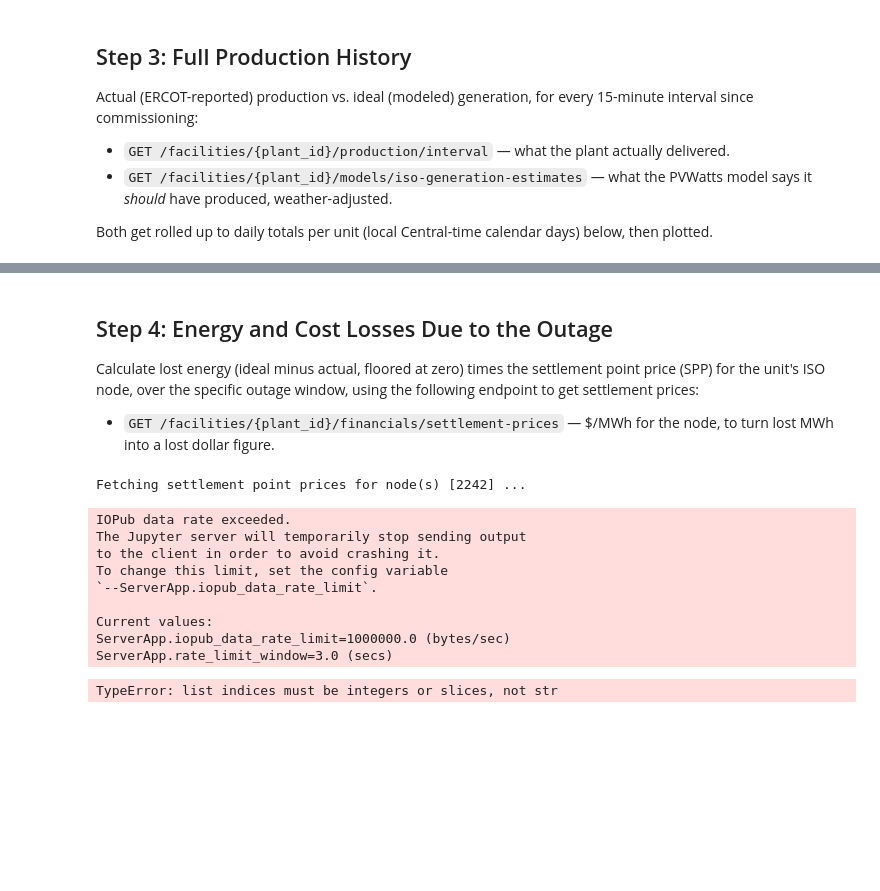
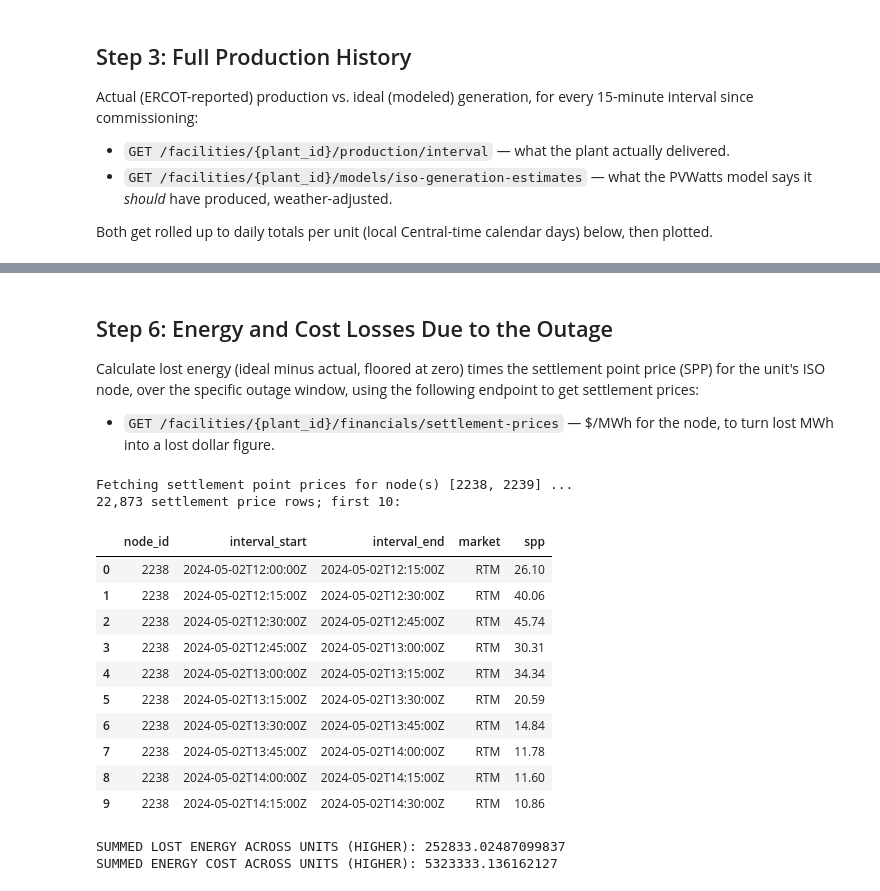
Before and after one commit to energystream-io/energystream-tutorials, a Jupyter notebook: anson-analysis/anson-analysis.ipynb, the cells around one changed output, grey strips where cells are left out. Cells and saved outputs as stored; diff of their text form; code cells hidden in the pictures; blank space fills up the shorter version.

Commit message:
cleaned up the Anson analysis for usage in the energystream tutorial

```diff
--- a/anson-analysis/anson-analysis.ipynb
+++ b/anson-analysis/anson-analysis.ipynb
@@ -126,19 +113,21 @@ Pull the plant metadata via the following endpoints:
 print("Fetching ISO unit(s) for plant", PLANT_ID, "...")
 iso_plant_rows = call(f"/facilities/{PLANT_ID}/iso-plant")["rows"]
 iso_plants = pd.DataFrame(iso_plant_rows)
-print(iso_plants[["iso_id", "unit_code", "iso", "installed_capacity_mw"]])
+display(iso_plants[["iso_id", "unit_code", "iso", "installed_capacity_mw"]])
 
 # node_id values for financials/settlement-prices are available via
 # /facilities/{plant_id}/iso-node-relationships.
 print("\nFetching ISO node relationship(s) ...")
 node_rows = call(f"/facilities/{PLANT_ID}/iso-node-relationships")["rows"]
 node_relations = pd.DataFrame(node_rows)
-print(node_relations[["iso_id", "resource_node"]])
+display(node_relations[["node_id", "iso_id", "resource_node"]])
 
 unit_codes = iso_plants["unit_code"].dropna().unique().tolist()
-node_id = node_relations["iso_id"].dropna().unique()[0]
+node_ids = node_relations["node_id"].dropna().unique().tolist()
+node_id = node_ids[0]
 # Commissioning date, so the full-history pulls below don't start earlier
 # than the plant has ever had data.
 generators = pd.DataFrame(call(f"/facilities/{PLANT_ID}/generators")["rows"])
+history_date = pd.to_datetime(generators['operating_year_month'].min()).tz_localize("UTC")
 # %% [output]
 Fetching ISO unit(s) for plant 11724 ...
@@ -204,23 +189,23 @@ Actual (ERCOT-reported) production vs. ideal (modeled) generation, for every
 Both get rolled up to daily totals per unit (local Central-time calendar
 days) below, then plotted.
 # %%
-print(f"\nFetching actual production from {history_start.date()} to {current_date.date()} ...")
+print(f"\nFetching actual production from {history_date.date()} to {current_date.date()} ...")
 actual_rows = fetch_all_rows(
-    f"/facilities/{PLANT_ID}/production/interval", {}, history_start, current_date
+    f"/facilities/{PLANT_ID}/production/interval", {}, history_date, current_date
 )
 actual = pd.DataFrame(actual_rows)
 actual["timestamp_utc"] = pd.to_datetime(actual["timestamp_utc"], utc=True)
 
-print(actual.head())
+display(actual.head())
 
 print("Fetching modeled (PVWatts ISO-calibrated) generation for the same range ...")
 ideal_rows = fetch_all_rows(
-    f"/facilities/{PLANT_ID}/models/iso-generation-estimates", {}, history_start, current_date
+    f"/facilities/{PLANT_ID}/models/iso-generation-estimates", {}, history_date, current_date
 )
 ideal = pd.DataFrame(ideal_rows)
 ideal["timestamp_utc"] = pd.to_datetime(ideal["timestamp_utc"], utc=True)
 
-print(ideal.head())
+display(ideal.head())
 
 actual_daily_by_unit = to_daily_by_unit(actual.merge(iso_plants[["iso_id", "unit_code"]], on="iso_id"))
 ideal_daily_by_unit = to_daily_by_unit(ideal)
@@ -375,5 +318,5 @@ May 2 - Dec 31 production by year:
 # %% [markdown]
-## Step 4: Energy and Cost Losses Due to the Outage
+## Step 6: Energy and Cost Losses Due to the Outage
 
 Calculate lost energy (ideal minus actual, floored at zero) times the settlement point
 price (SPP) for the unit's ISO node, over the specific outage window, using the following endpoint to get settlement prices:
@@ -382,46 +325,55 @@ price (SPP) for the unit's ISO node, over the specific outage window, using the
   the node, to turn lost MWh into a lost dollar figure.
 # %%
 ideal_window = ideal[
-        (ideal["timestamp_utc"] >= hail_damage_date.tz_localize("UTC")) & (ideal["timestamp_utc"] <= outage_end.tz_localize("UTC"))
+        (ideal["timestamp_utc"] >= hail_damage_date) & (ideal["timestamp_utc"] <= outage_end)
     ].copy()
 
+actual_window = actual[
+        (actual["timestamp_utc"] >= hail_damage_date) & (actual["timestamp_utc"] <= outage_end)
+    ].copy()
 actual_window = actual_window.rename(columns={"ac_energy_mwh": "actual_energy_mwh"})
 
 combo_prod = pd.merge(
-        ideal_window, actual_window[["timestamp_utc", "unit_code", "actual_energy_mwh"]],
-        on=["timestamp_utc"], how="left",
+        ideal_window, actual_window[["timestamp_utc", "iso_id", "actual_energy_mwh"]],
+        on=["timestamp_utc", "iso_id"], how="left",
     )
+
 combo_prod["lost_energy_mwh"] = (
         combo_prod["ac_energy_mwh"] - combo_prod["actual_energy_mwh"]
     ).clip(lower=0)
 
 print(f"Fetching settlement point prices for node(s) {node_ids} ...")
-spp = fetch_all_rows(
+spp = pd.DataFrame(fetch_all_rows(
             f"/facilities/{PLANT_ID}/financials/settlement-prices",
             {"node_id": node_id}, hail_damage_date, outage_end,
-        )
+        ))
 
-print(spp)
+print(f"{len(spp):,} settlement price rows; first 10:")
+display(spp.head(10))
 spp["interval_start"] = pd.to_datetime(spp["interval_start"], utc=True)
 cost_generation_estimates = pd.merge(
             combo_prod, spp, left_on="timestamp_utc", right_on="interval_start", how="left"
         )
 cost_generation_estimates["spp"] = cost_generation_estimates["spp"].ffill()
 cost_generation_estimates["lost_energy_cost"] = (
             cost_generation_estimates["lost_energy_mwh"] * cost_generation_estimates["spp"]
         )
 
-print("SUMMED ENERGY COST:")
-print(cost_generation_estimates["lost_energy_cost"].sum())
+print(f"SUMMED LOST ENERGY ACROSS UNITS (HIGHER): {cost_generation_estimates['lost_energy_mwh'].sum()}")
+print(f"SUMMED ENERGY COST ACROSS UNITS (HIGHER): {cost_generation_estimates['lost_energy_cost'].sum()}")
 # %% [output]
-Fetching settlement point prices for node(s) [2242] ...
+Fetching settlement point prices for node(s) [2238, 2239] ...
+22,873 settlement price rows; first 10:
+|  | node_id | interval_start | interval_end | market | spp |
+| 0 | 2238 | 2024-05-02T12:00:00Z | 2024-05-02T12:15:00Z | RTM | 26.10 |
+| 1 | 2238 | 2024-05-02T12:15:00Z | 2024-05-02T12:30:00Z | RTM | 40.06 |
+| 2 | 2238 | 2024-05-02T12:30:00Z | 2024-05-02T12:45:00Z | RTM | 45.74 |
+| 3 | 2238 | 2024-05-02T12:45:00Z | 2024-05-02T13:00:00Z | RTM | 30.31 |
+| 4 | 2238 | 2024-05-02T13:00:00Z | 2024-05-02T13:15:00Z | RTM | 34.34 |
+| 5 | 2238 | 2024-05-02T13:15:00Z | 2024-05-02T13:30:00Z | RTM | 20.59 |
+| 6 | 2238 | 2024-05-02T13:30:00Z | 2024-05-02T13:45:00Z | RTM | 14.84 |
+| 7 | 2238 | 2024-05-02T13:45:00Z | 2024-05-02T14:00:00Z | RTM | 11.78 |
+| 8 | 2238 | 2024-05-02T14:00:00Z | 2024-05-02T14:15:00Z | RTM | 11.60 |
+| 9 | 2238 | 2024-05-02T14:15:00Z | 2024-05-02T14:30:00Z | RTM | 10.86 |
-IOPub data rate exceeded.
-The Jupyter server will temporarily stop sending output
-to the client in order to avoid crashing it.
-To change this limit, set the config variable
-`--ServerApp.iopub_data_rate_limit`.
-
-Current values:
-ServerApp.iopub_data_rate_limit=1000000.0 (bytes/sec)
-ServerApp.rate_limit_window=3.0 (secs)
+SUMMED LOST ENERGY ACROSS UNITS (HIGHER): 252833.02487099837
+SUMMED ENERGY COST ACROSS UNITS (HIGHER): 5323333.136162127
-TypeError: list indices must be integers or slices, not str
```
Also changed, not shown: parts of 14 cells of this notebook, 3 other files.
